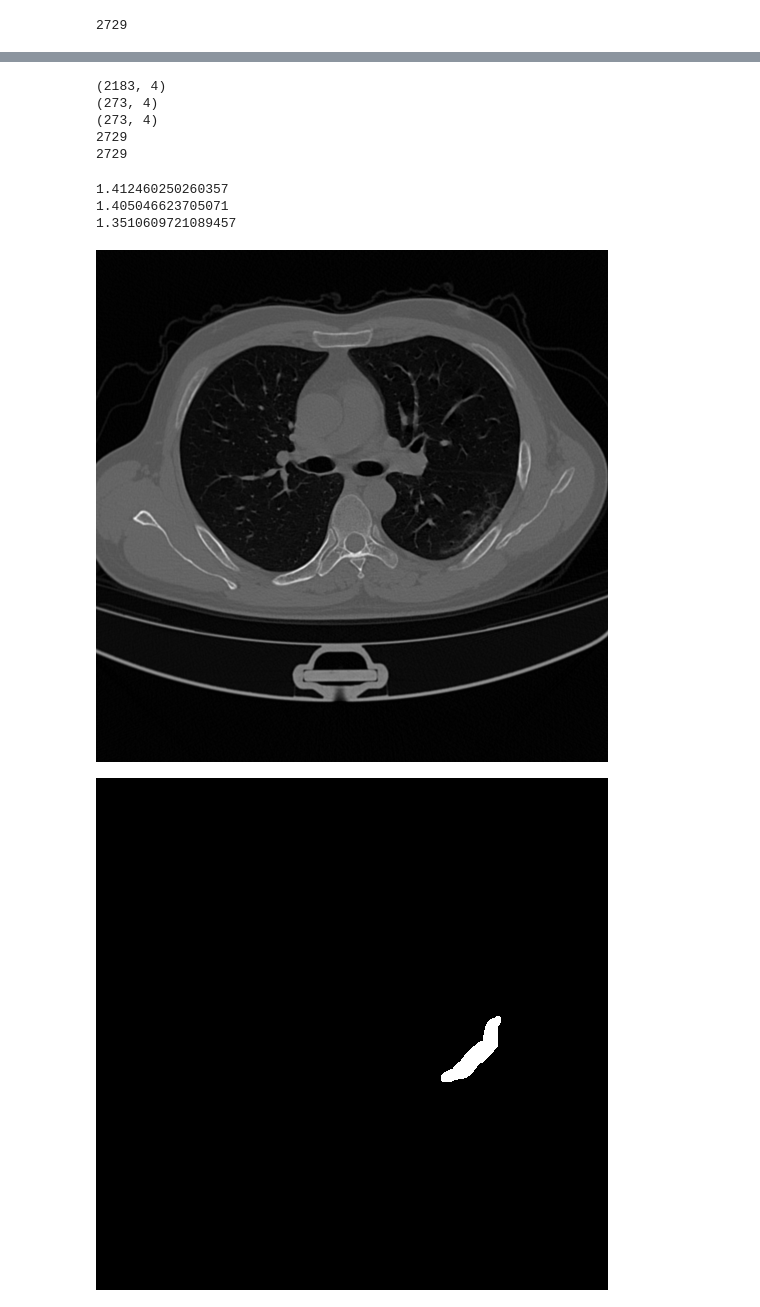
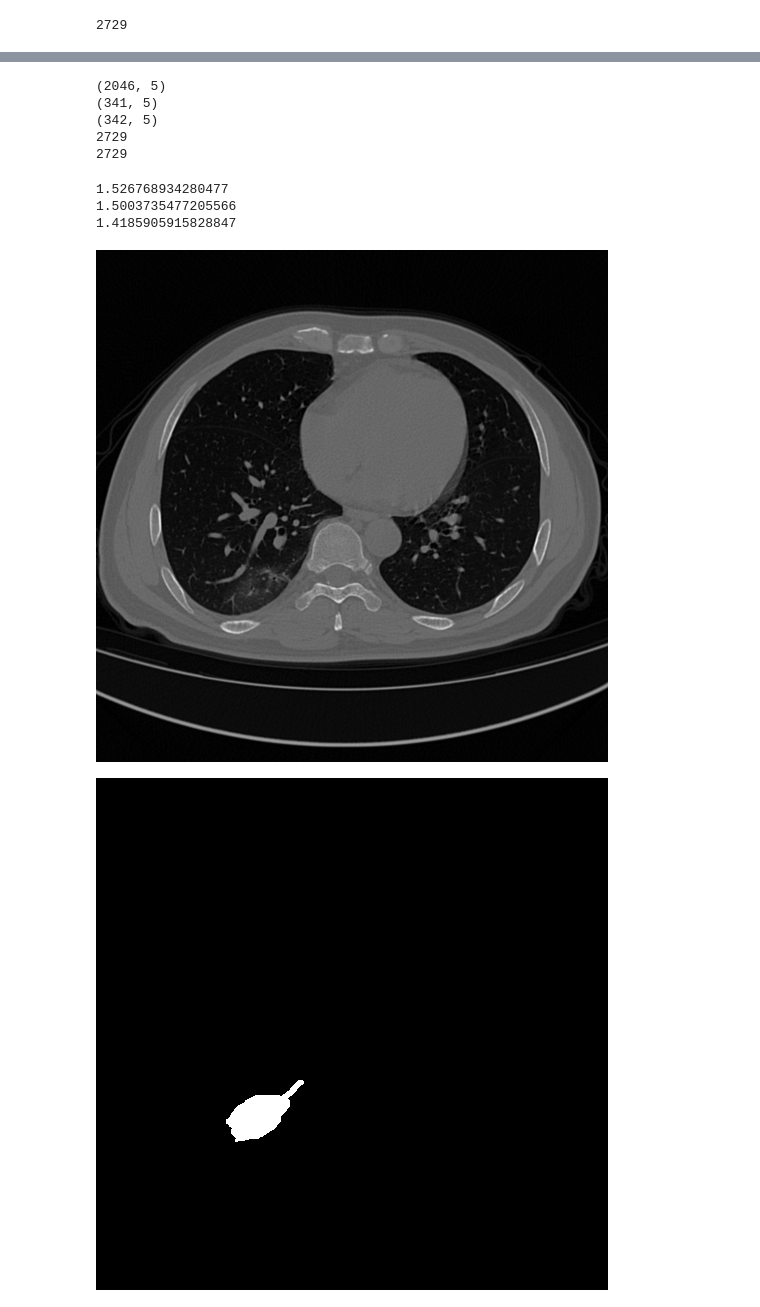
Before and after one commit to Timothy-Arnold/COVID-Image-Segmentation, a Jupyter notebook: src/data_preprocess.ipynb, the cells around one changed output, grey strips where cells are left out. Drawn from its saved outputs; the diff is of its cells as text; code cells hidden in the pictures.

Commit message:
Updates preprocessing to use 1 channel for greyscale images

```diff
--- a/src/data_preprocess.ipynb
+++ b/src/data_preprocess.ipynb
@@ -19,13 +19,16 @@ masks_dir = "C:/Users/timcy/Documents/Code/Personal/U-Net/data/masks/"
 # List to store the paths of all png files
 scans = []
 masks = []
+shapes = []
 
 # Iterate over all files in the directory
 for filename in tqdm(os.listdir(scans_dir)):
-    # if filename.endswith(".png"):
-    # Construct the full path and add the image to the list
-    scans.append(np.array(Image.open(os.path.join(scans_dir, filename))))
-    masks.append(np.array(Image.open(os.path.join(masks_dir, filename))))
+    scan = np.array(Image.open(os.path.join(scans_dir, filename)).convert('L'))
+    mask = np.array(Image.open(os.path.join(masks_dir, filename)).convert('L'))
+    scans.append(scan)
+    masks.append(mask)
+    shape = scan.shape
+    shapes.append(shape)
 # %%
 filename
 # %% [output]
@@ -76,17 +79,18 @@ print(len(zero_masks))
 blend_images = []
 
 for index in tqdm(range(len(scans))):
-    green_mask = masks[index].copy()
-    green_mask[:, :, 1] = 0
-    green_mask[:, :, 2] = 0
+    mask = masks[index].copy()
+    scan = scans[index].copy()
+    red_mask = np.stack((mask, np.zeros_like(mask), np.zeros_like(mask)), axis=2)
+    scan = np.stack((scan, scan, scan), axis=2)
 
-    scan = Image.fromarray(scans[index]).convert('RGBA')
-    mask = Image.fromarray(green_mask).convert('RGBA')
+    scan = Image.fromarray(scan)
+    mask = Image.fromarray(red_mask)
     blend_image = Image.blend(scan, mask, 0.5)
 
     blend_images.append(np.array(blend_image))
 # %%
-df = pd.DataFrame({"scan": scans, "mask": masks, "blend_image": blend_images, "mask_coverage": mask_coverages})
+df = pd.DataFrame({"scan": scans, "mask": masks, "blend_image": blend_images, "mask_coverage": mask_coverages, "shape": shapes})
 # %%
 df.describe()
 # %% [output]
@@ -145,8 +151,8 @@ memory usage: 85.4+ KB
 train_df, test_df = scsplit(
     df,
     stratify=df["mask_coverage"],
-    test_size=0.2,
-    train_size=0.8,
+    test_size=0.25,
+    train_size=0.75,
     random_state=rs,
 )
 val_df, test_df = scsplit(
@@ -163,9 +169,9 @@ print(test_df.shape)
 print(len(train_df) + len(val_df) + len(test_df))
 print(len(df))
 # %% [output]
-(2183, 4)
-(273, 4)
-(273, 4)
+(2046, 5)
+(341, 5)
+(342, 5)
 2729
 2729
 # %%
@@ -173,13 +179,13 @@ print(train_df["mask_coverage"].mean())
 print(val_df["mask_coverage"].mean())
 print(test_df["mask_coverage"].mean())
 # %% [output]
-1.412460250260357
-1.405046623705071
-1.3510609721089457
+1.526768934280477
+1.5003735477205566
+1.4185905915828847
 # %%
-display(Image.fromarray(val_df.iloc[0]["scan"]))
-display(Image.fromarray(val_df.iloc[0]["mask"]))
-display(Image.fromarray(val_df.iloc[0]["blend_image"]))
+display(Image.fromarray(train_df.iloc[0]["scan"]))
+display(Image.fromarray(train_df.iloc[0]["mask"]))
+display(Image.fromarray(train_df.iloc[0]["blend_image"]))
 # %% [output]
-[figure, old version]
+[figure, new version]
-[figure, old version]
+[figure, new version]
```
Also changed, not shown: parts of 11 cells of this notebook.
